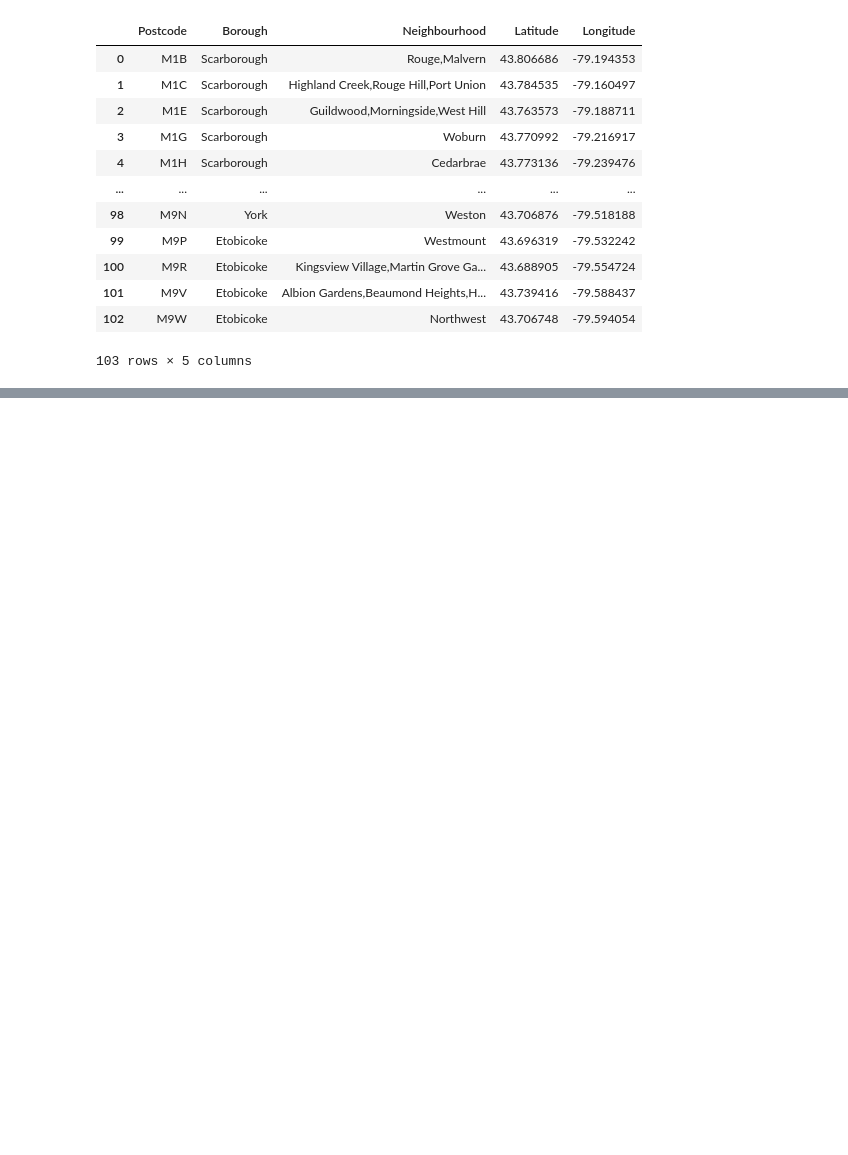
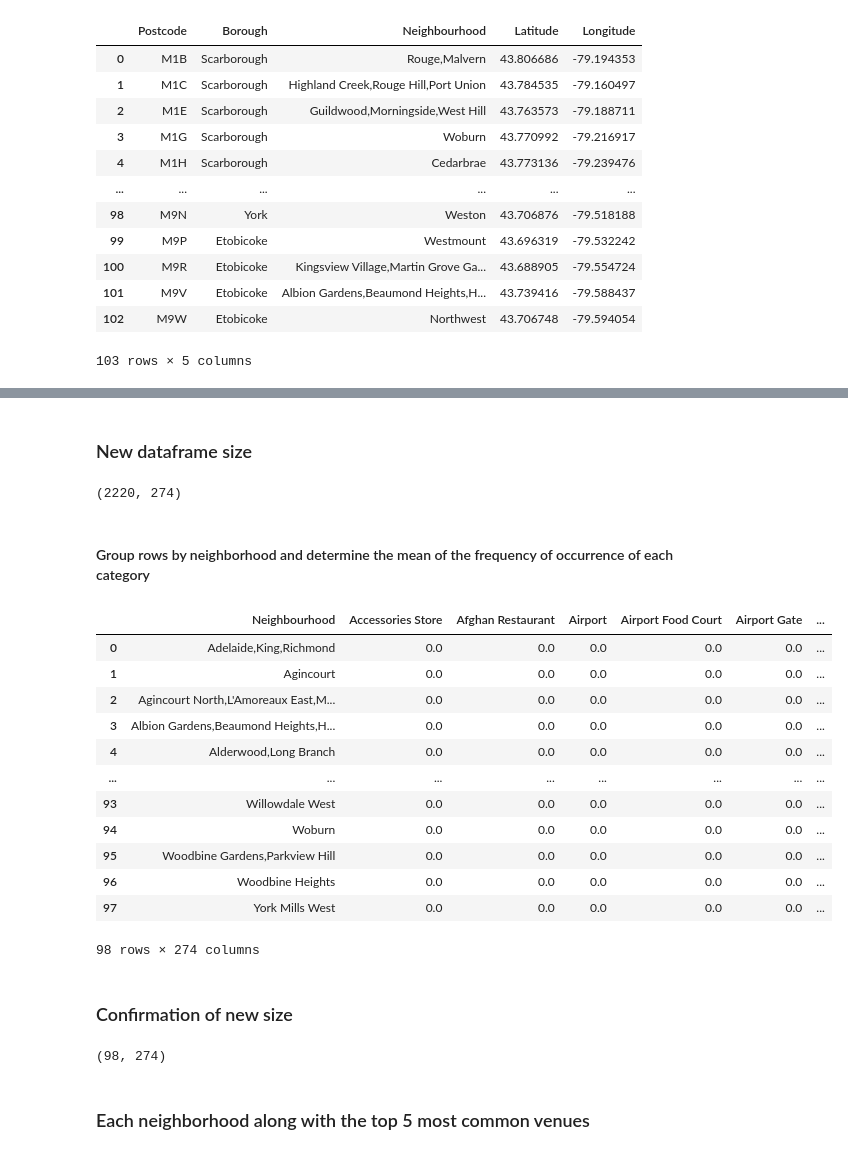
Before and after one commit to ryancb7/Coursera, a Jupyter notebook: DP0701EN-Capstone_Project_2.ipynb, the cells around one changed output, grey strips where cells are left out. Cells and saved outputs as stored; diff of their text form; code cells hidden in the pictures; blank space fills up the shorter version.

```diff
--- a/DP0701EN-Capstone_Project_2.ipynb
+++ b/DP0701EN-Capstone_Project_2.ipynb
@@ -147,0 +250,19 @@ df_toronto_2
+# %%
+def get_category_type(row):
+    try:
+        categories_list = row['categories']
+    except:
+        categories_list = row['venue.categories']
+
+    if len(categories_list) == 0:
+        return None
+    else:
+        return categories_list[0]['name']
+# %%
+venues = results['response']['groups'][0]['items']
+nearby_venues = json_normalize(venues)
+filtered_columns = ['venue.name', 'venue.categories', 'venue.location.lat', 'venue.location.lng']
+nearby_venues =nearby_venues.loc[:, filtered_columns]
+nearby_venues['venue.categories'] = nearby_venues.apply(get_category_type, axis=1)
+nearby_venues.columns = [col.split(".")[-1] for col in nearby_venues.columns]
+nearby_venues.head()
@@ -147,0 +313,5 @@ df_toronto_2
+# %%
+toronto_venues = getNearbyVenues(names=df_toronto_2['Neighbourhood'],
+                                   latitudes=df_toronto_2['Latitude'],
+                                   longitudes=df_toronto_2['Longitude']
+                                  )
@@ -147,0 +376,6 @@ df_toronto_2
+# %%
+toronto_onehot = pd.get_dummies(toronto_venues[['Venue Category']], prefix="", prefix_sep="")
+toronto_onehot['Neighbourhood'] = toronto_venues['Neighbourhood']
+fixed_columns = [toronto_onehot.columns[-1]] + list(toronto_onehot.columns[:-1])
+toronto_onehot = toronto_onehot[fixed_columns]
+toronto_onehot.head()
@@ -147,0 +390,33 @@ df_toronto_2
+# %% [markdown]
+### New dataframe size
+# %%
+toronto_onehot.shape
+# %% [output]
+(2220, 274)
+# %% [markdown]
+#### Group rows by neighborhood and determine the mean of the frequency of occurrence of each category
+# %%
+toronto_grouped = toronto_onehot.groupby('Neighbourhood').mean().reset_index()
+toronto_grouped
+# %% [output]
+|  | Neighbourhood | Accessories Store | Afghan Restaurant | Airport | Airport Food Court | Airport Gate | ... |
+| 0 | Adelaide,King,Richmond | 0.0 | 0.0 | 0.0 | 0.0 | 0.0 | ... |
+| 1 | Agincourt | 0.0 | 0.0 | 0.0 | 0.0 | 0.0 | ... |
+| 2 | Agincourt North,L'Amoreaux East,M... | 0.0 | 0.0 | 0.0 | 0.0 | 0.0 | ... |
+| 3 | Albion Gardens,Beaumond Heights,H... | 0.0 | 0.0 | 0.0 | 0.0 | 0.0 | ... |
+| 4 | Alderwood,Long Branch | 0.0 | 0.0 | 0.0 | 0.0 | 0.0 | ... |
+| ... | ... | ... | ... | ... | ... | ... | ... |
+| 93 | Willowdale West | 0.0 | 0.0 | 0.0 | 0.0 | 0.0 | ... |
+| 94 | Woburn | 0.0 | 0.0 | 0.0 | 0.0 | 0.0 | ... |
+| 95 | Woodbine Gardens,Parkview Hill | 0.0 | 0.0 | 0.0 | 0.0 | 0.0 | ... |
+| 96 | Woodbine Heights | 0.0 | 0.0 | 0.0 | 0.0 | 0.0 | ... |
+| 97 | York Mills West | 0.0 | 0.0 | 0.0 | 0.0 | 0.0 | ... |
+98 rows × 274 columns
+# %% [markdown]
+### Confirmation of new size
+# %%
+toronto_grouped.shape
+# %% [output]
+(98, 274)
+# %% [markdown]
+### Each neighborhood along with the top 5 most common venues
```
Also changed, not shown: parts of 46 cells of this notebook.
